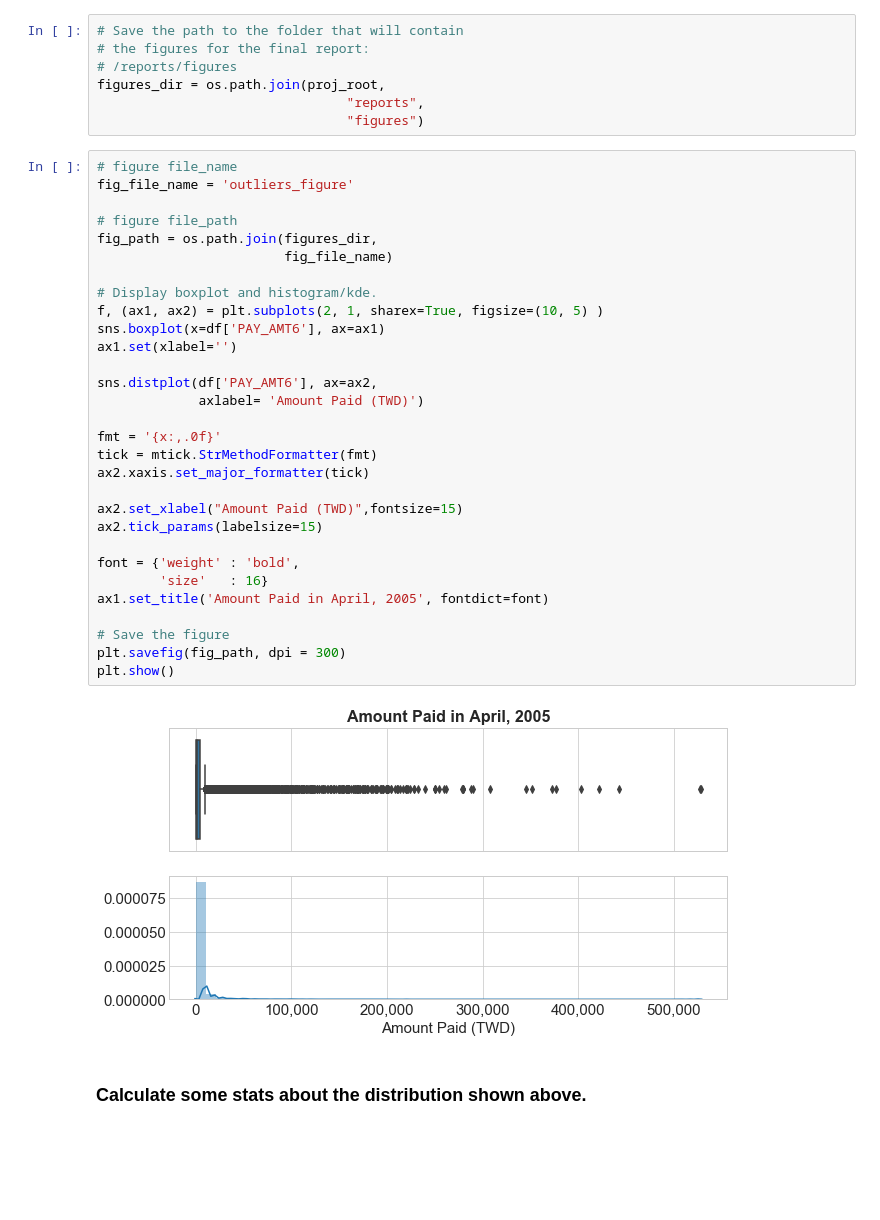
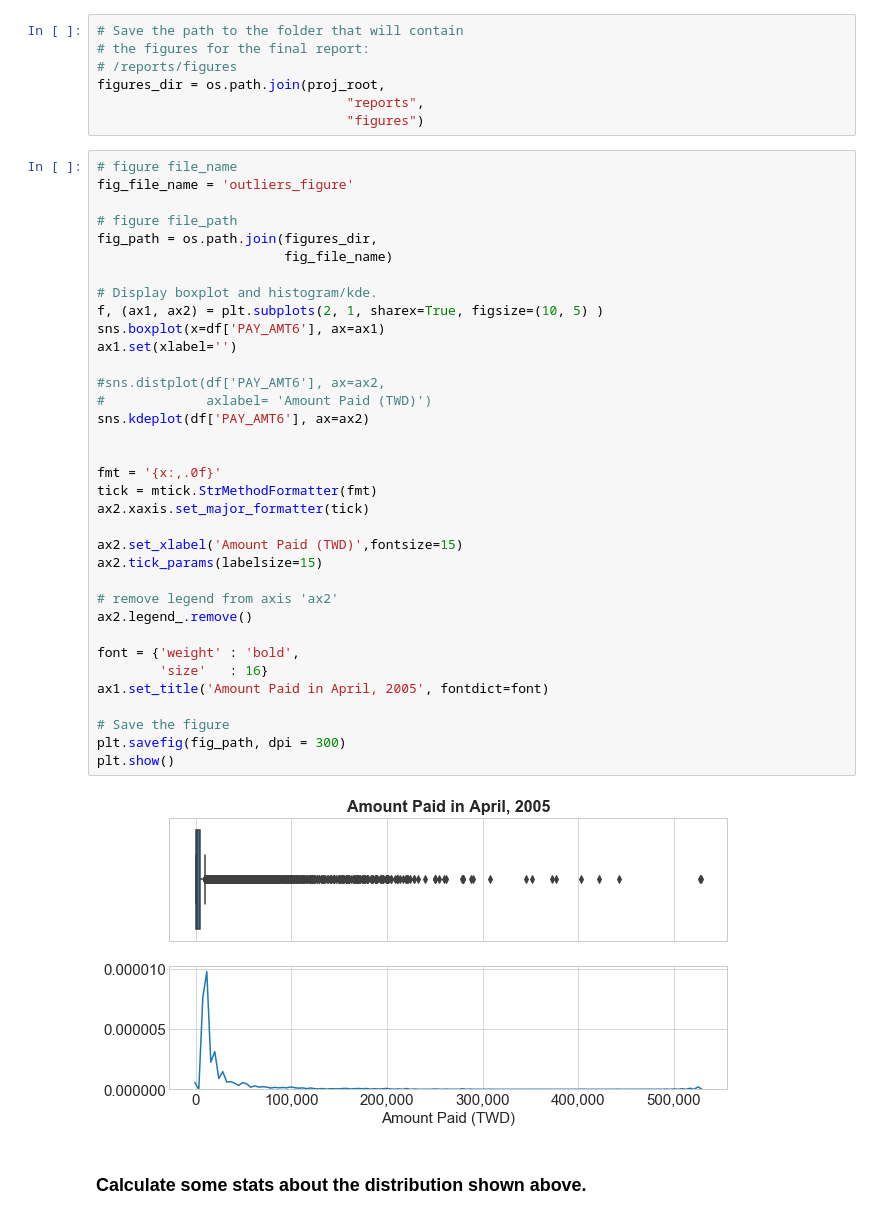
Before and after one commit to zkneupper/Default-Prediction-Capstone, a Jupyter notebook: notebooks/Data-Wrangling.ipynb, the cells around one changed output. Saved outputs shown, nothing was run; the diff lists cells and outputs as text; blank space fills up the shorter version.

```diff
--- a/notebooks/Data-Wrangling.ipynb
+++ b/notebooks/Data-Wrangling.ipynb
@@ -1288,35 +928,40 @@ figures_dir = os.path.join(proj_root,
 # %%
 # figure file_name
 fig_file_name = 'outliers_figure'
 
 # figure file_path
 fig_path = os.path.join(figures_dir,
                         fig_file_name)
 
 # Display boxplot and histogram/kde.
 f, (ax1, ax2) = plt.subplots(2, 1, sharex=True, figsize=(10, 5) )
 sns.boxplot(x=df['PAY_AMT6'], ax=ax1)
 ax1.set(xlabel='')
 
-sns.distplot(df['PAY_AMT6'], ax=ax2,
-             axlabel= 'Amount Paid (TWD)')
+#sns.distplot(df['PAY_AMT6'], ax=ax2,
+#             axlabel= 'Amount Paid (TWD)')
+sns.kdeplot(df['PAY_AMT6'], ax=ax2)
+
 
 fmt = '{x:,.0f}'
 tick = mtick.StrMethodFormatter(fmt)
 ax2.xaxis.set_major_formatter(tick)
 
-ax2.set_xlabel("Amount Paid (TWD)",fontsize=15)
+ax2.set_xlabel('Amount Paid (TWD)',fontsize=15)
 ax2.tick_params(labelsize=15)
+
+# remove legend from axis 'ax2'
+ax2.legend_.remove()
 
 font = {'weight' : 'bold',
         'size'   : 16}
 ax1.set_title('Amount Paid in April, 2005', fontdict=font)
 
 # Save the figure
 plt.savefig(fig_path, dpi = 300)
 plt.show()
 # %% [output]
-[figure, old version]
+[figure, new version]
 # %% [markdown]
 ### Calculate some stats about the distribution shown above.
 # %% [markdown]
```
Also changed, not shown: parts of 25 cells of this notebook, 8 other files.
